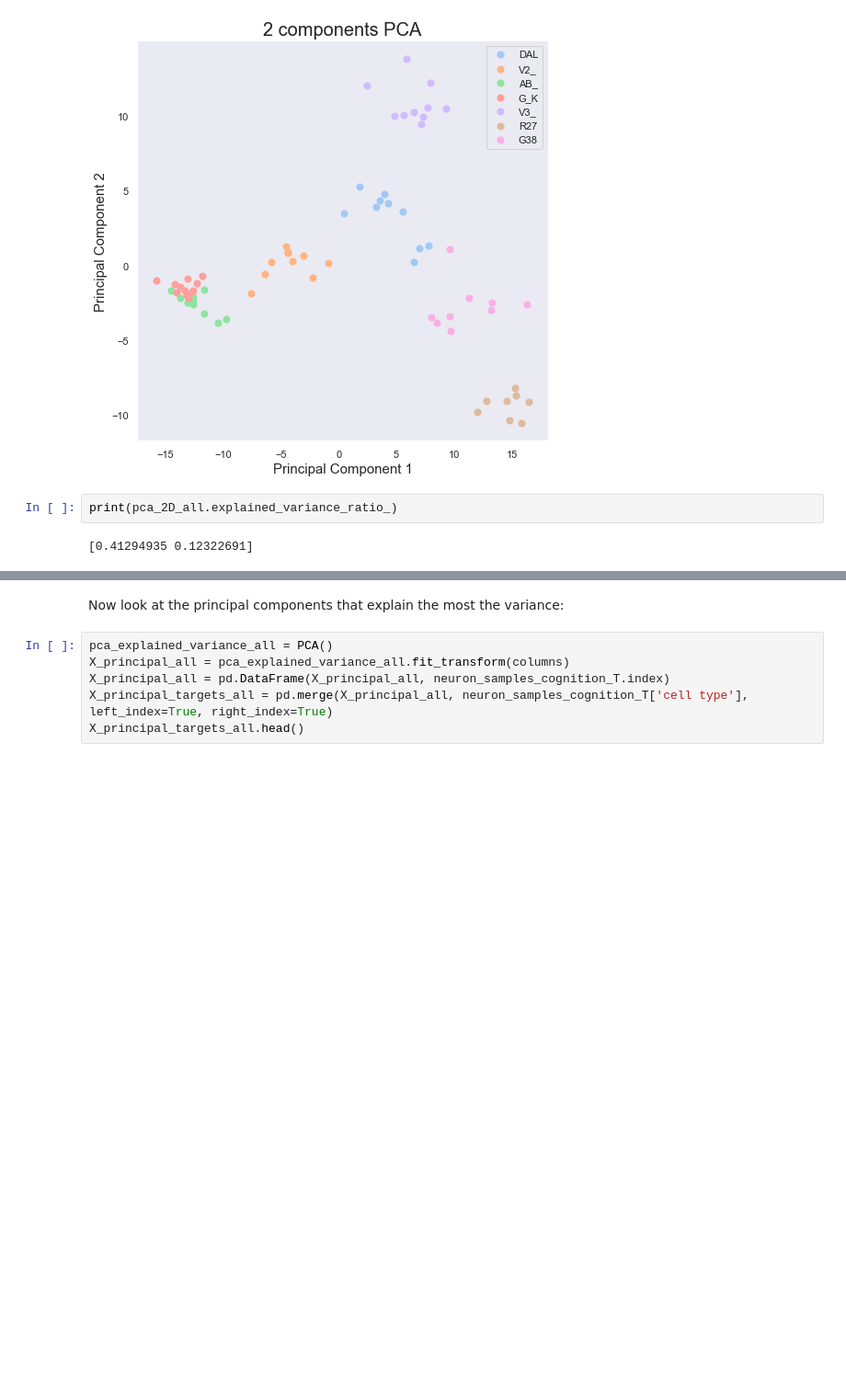
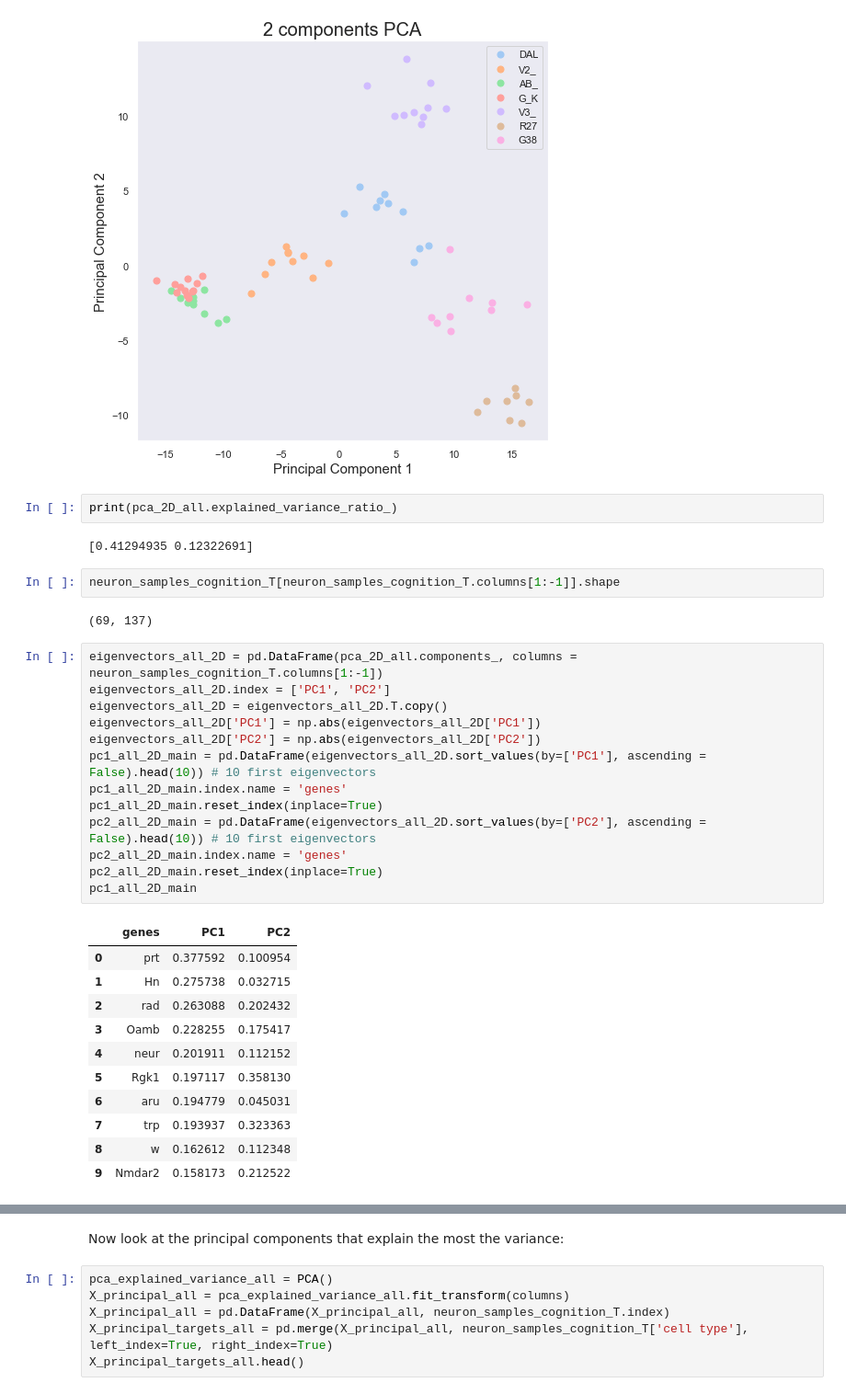
Before and after one commit to marieanselmet/genetic_link_metabolism_neurodegeneration, a Jupyter notebook: single_cell_RNAseq_MB/single_cell_RNAseq.ipynb, the cells around one changed output, grey strips where cells are left out. Shown at 92% size. Drawn from its saved outputs; the diff is of its cells as text; blank space fills up the shorter version.

```diff
--- a/single_cell_RNAseq_MB/single_cell_RNAseq.ipynb
+++ b/single_cell_RNAseq_MB/single_cell_RNAseq.ipynb
@@ -581,3 +577,32 @@ ax.grid()
 print(pca_2D_all.explained_variance_ratio_)
 # %% [output]
 [0.41294935 0.12322691]
+# %%
+neuron_samples_cognition_T[neuron_samples_cognition_T.columns[1:-1]].shape
+# %% [output]
+(69, 137)
+# %%
+eigenvectors_all_2D = pd.DataFrame(pca_2D_all.components_, columns = neuron_samples_cognition_T.columns[1:-1])
+eigenvectors_all_2D.index = ['PC1', 'PC2']
+eigenvectors_all_2D = eigenvectors_all_2D.T.copy()
+eigenvectors_all_2D['PC1'] = np.abs(eigenvectors_all_2D['PC1'])
+eigenvectors_all_2D['PC2'] = np.abs(eigenvectors_all_2D['PC2'])
+pc1_all_2D_main = pd.DataFrame(eigenvectors_all_2D.sort_values(by=['PC1'], ascending = False).head(10)) # 10 first eigenvectors
+pc1_all_2D_main.index.name = 'genes'
+pc1_all_2D_main.reset_index(inplace=True)
+pc2_all_2D_main = pd.DataFrame(eigenvectors_all_2D.sort_values(by=['PC2'], ascending = False).head(10)) # 10 first eigenvectors
+pc2_all_2D_main.index.name = 'genes'
+pc2_all_2D_main.reset_index(inplace=True)
+pc1_all_2D_main
+# %% [output]
+|  | genes | PC1 | PC2 |
+| 0 | prt | 0.377592 | 0.100954 |
+| 1 | Hn | 0.275738 | 0.032715 |
+| 2 | rad | 0.263088 | 0.202432 |
+| 3 | Oamb | 0.228255 | 0.175417 |
+| 4 | neur | 0.201911 | 0.112152 |
+| 5 | Rgk1 | 0.197117 | 0.358130 |
+| 6 | aru | 0.194779 | 0.045031 |
+| 7 | trp | 0.193937 | 0.323363 |
+| 8 | w | 0.162612 | 0.112348 |
+| 9 | Nmdar2 | 0.158173 | 0.212522 |
```
Also changed, not shown: parts of 4 cells of this notebook.
